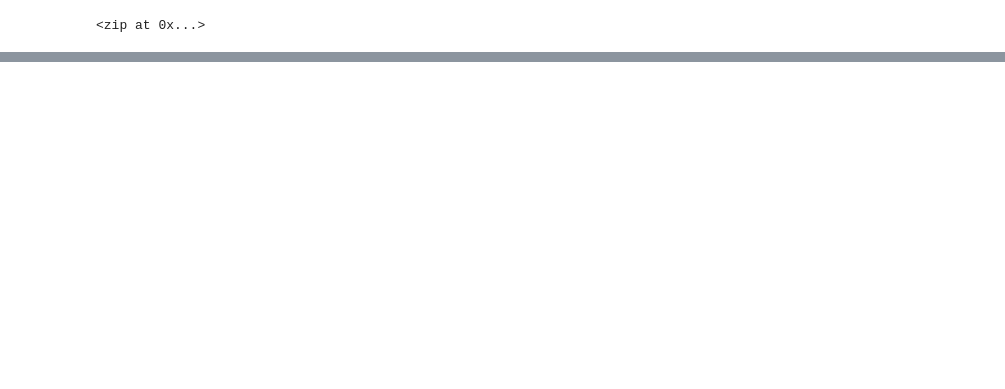
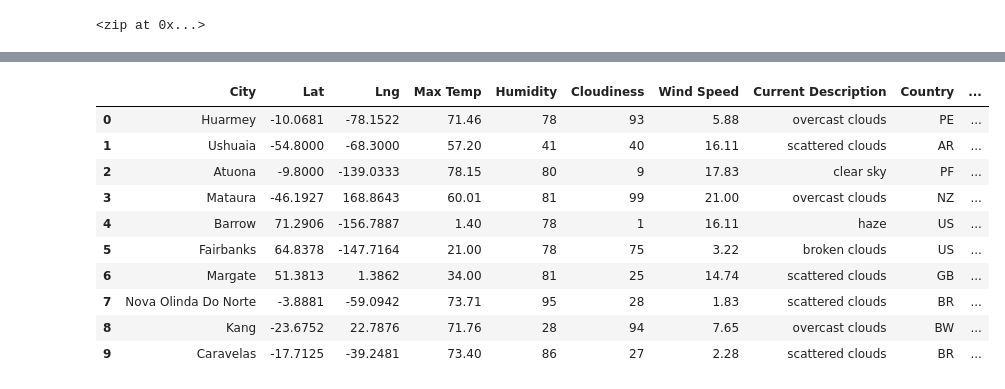
Before and after one commit to allibartlett-27/World_Weather_Analysis, a Jupyter notebook: Weather_Database/Weather_Database.ipynb, the cells around one changed output, grey strips where cells are left out. Saved outputs shown, nothing was run; the diff lists cells and outputs as text; code cells hidden in the pictures; blank space fills up the shorter version.

```diff
--- a/Weather_Database/Weather_Database.ipynb
+++ b/Weather_Database/Weather_Database.ipynb
@@ -46,0 +124,16 @@ ImportError: cannot import name 'weather_api_key' from 'config' (C:\Users\Alliso
+# %%
+# Convert the array of dictionaries to a Pandas DataFrame.
+city_data_df = pd.DataFrame(city_data)
+city_data_df.head(10)
+# %% [output]
+|  | City | Lat | Lng | Max Temp | Humidity | Cloudiness | Wind Speed | Current Description | Country | ... |
+| 0 | Huarmey | -10.0681 | -78.1522 | 71.46 | 78 | 93 | 5.88 | overcast clouds | PE | ... |
+| 1 | Ushuaia | -54.8000 | -68.3000 | 57.20 | 41 | 40 | 16.11 | scattered clouds | AR | ... |
+| 2 | Atuona | -9.8000 | -139.0333 | 78.15 | 80 | 9 | 17.83 | clear sky | PF | ... |
+| 3 | Mataura | -46.1927 | 168.8643 | 60.01 | 81 | 99 | 21.00 | overcast clouds | NZ | ... |
+| 4 | Barrow | 71.2906 | -156.7887 | 1.40 | 78 | 1 | 16.11 | haze | US | ... |
+| 5 | Fairbanks | 64.8378 | -147.7164 | 21.00 | 78 | 75 | 3.22 | broken clouds | US | ... |
+| 6 | Margate | 51.3813 | 1.3862 | 34.00 | 81 | 25 | 14.74 | scattered clouds | GB | ... |
+| 7 | Nova Olinda Do Norte | -3.8881 | -59.0942 | 73.71 | 95 | 28 | 1.83 | scattered clouds | BR | ... |
+| 8 | Kang | -23.6752 | 22.7876 | 71.76 | 28 | 94 | 7.65 | overcast clouds | BW | ... |
+| 9 | Caravelas | -17.7125 | -39.2481 | 73.40 | 86 | 27 | 2.28 | scattered clouds | BR | ... |
```
Also changed, not shown: parts of 6 cells of this notebook, 1 other file.
